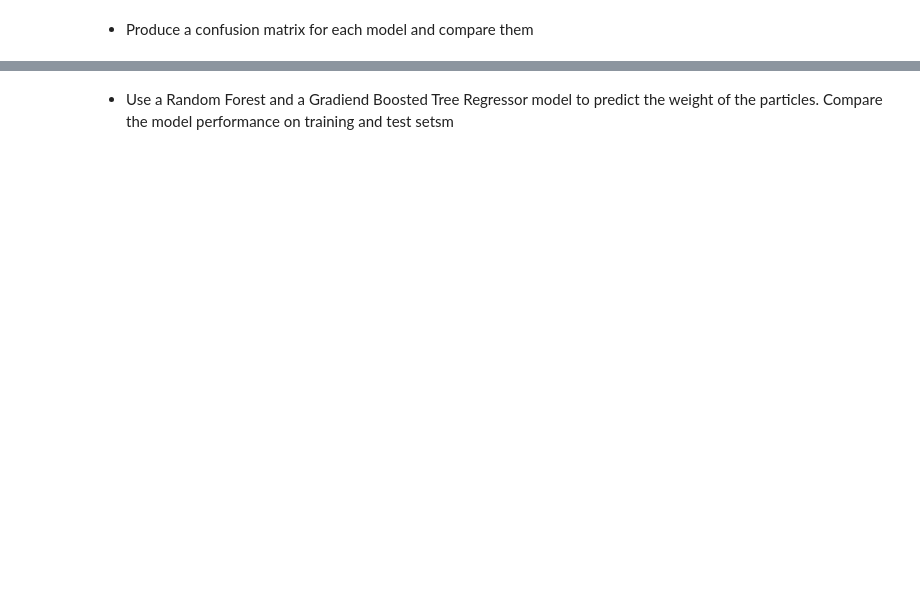
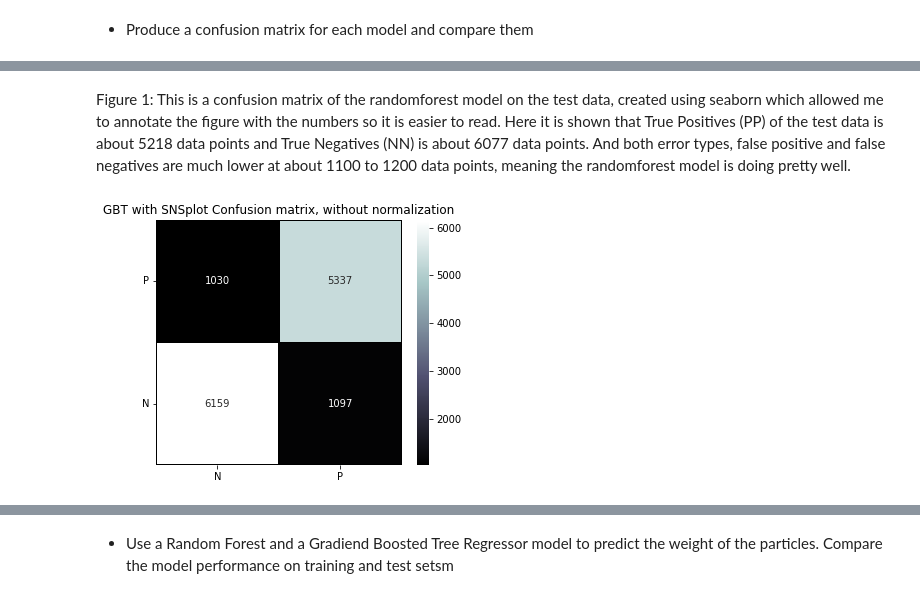
Before and after one commit to siddpatel1/DSPS_SPatel, a Jupyter notebook: HW8/SidPatel_HW8_higgsbosonSearch.ipynb, the cells around one changed output, grey strips where cells are left out. Drawn from its saved outputs; the diff is of its cells as text; code cells hidden in the pictures; blank space fills up the shorter version.

```diff
--- a/HW8/SidPatel_HW8_higgsbosonSearch.ipynb
+++ b/HW8/SidPatel_HW8_higgsbosonSearch.ipynb
@@ -280,0 +331,6 @@ NameError: ignored
+# %% [markdown]
+Figure 1: This is a confusion matrix of the randomforest model on the test data, created using seaborn which allowed me to annotate the figure with the numbers so it is easier to read. Here it is shown that True Positives (PP) of the test data is about 5218 data points and True Negatives (NN) is about 6077 data points. And both error types, false positive and false negatives are much lower at about 1100 to 1200 data points, meaning the randomforest model is doing pretty well.
+# %%
+sns_plot_cm(YL_test,gbt.predict(XL_test),title='GBT with SNSplot')
+# %% [output]
+[figure, added]
```
Also changed, not shown: parts of 33 cells of this notebook.
